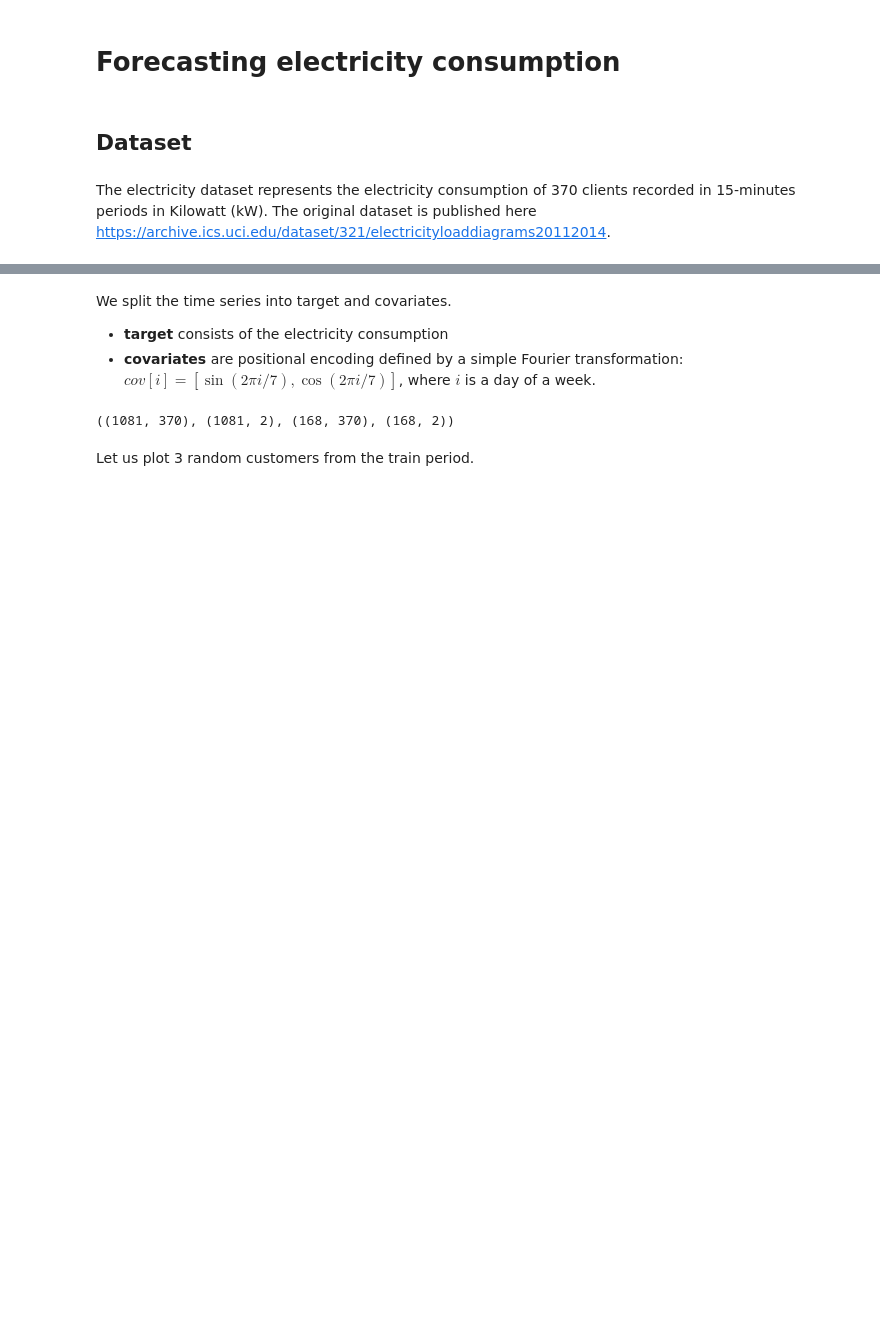
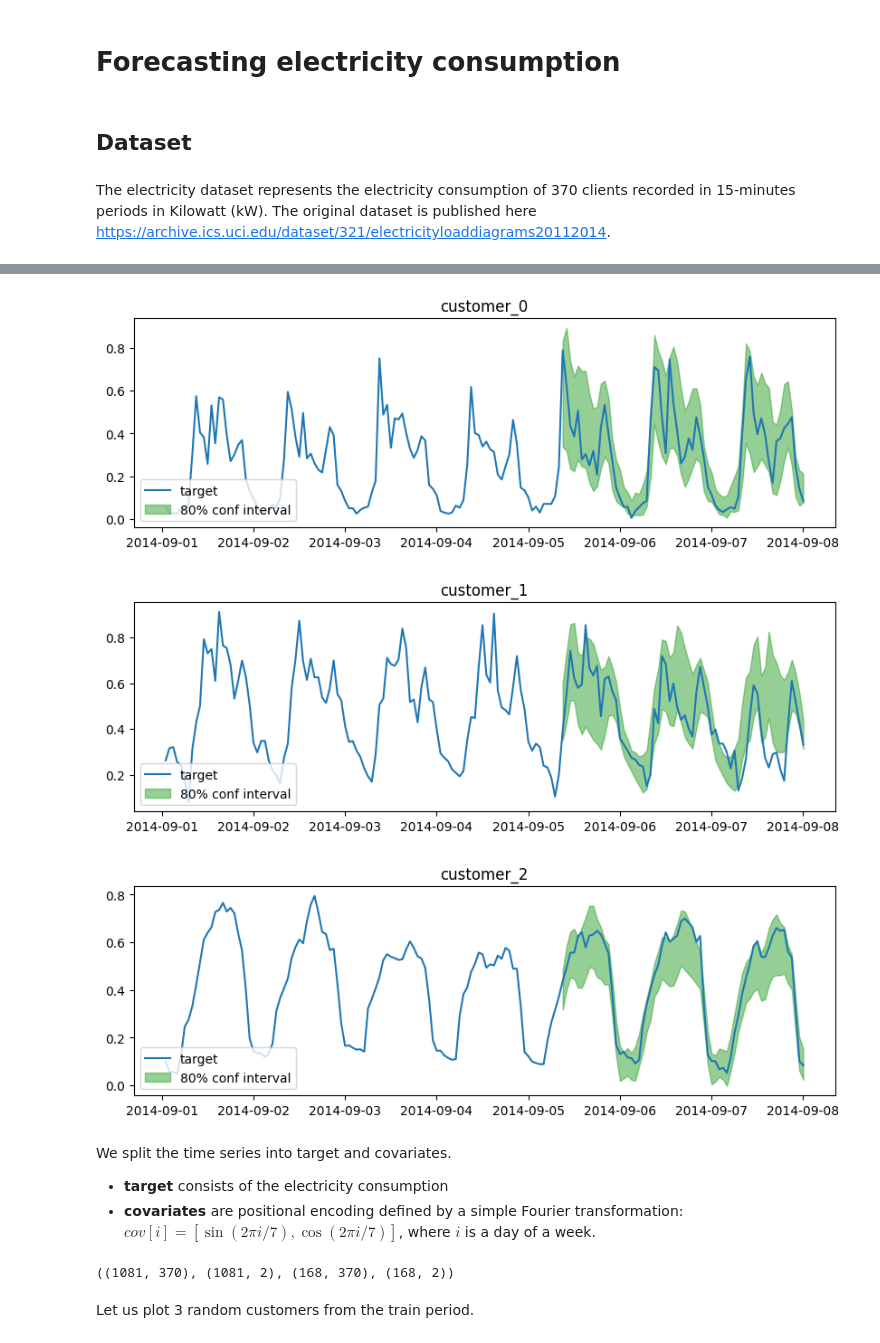
Before and after one commit to vpozdnyakov/deeptcn, a Jupyter notebook: examples/electricity.ipynb, the cells around one changed output, grey strips where cells are left out. Saved outputs shown, nothing was run; the diff lists cells and outputs as text; code cells hidden in the pictures; blank space fills up the shorter version.

```diff
--- a/examples/electricity.ipynb
+++ b/examples/electricity.ipynb
@@ -18,0 +16,19 @@ electricity_test.index = pd.to_datetime(electricity_test.index)
+# %%
+# Download the data
+electricity_train, electricity_test = utils.electricity_dataset()
+
+# Select columns to forecast
+input_len, output_len = 104, 64
+train_target = electricity_train.iloc[:, :3]
+test_target = electricity_test.iloc[:, :3]
+past_target = test_target.iloc[:input_len]
+future_target = test_target.iloc[input_len:]
+
+# Train the model
+model = GaussianDeepTCN(input_len, output_len, accelerator='cpu')
+model.fit(train_target.values)
+pred_mu, pred_sigma = model.predict(past_target.values)
+pred_q01 = norm.ppf(q=0.1, loc=pred_mu, scale=pred_sigma)
+pred_q09 = norm.ppf(q=0.9, loc=pred_mu, scale=pred_sigma)
+print(f'Pinball loss, alpha 0.1: {mean_pinball_loss(future_target, pred_q01, alpha=0.1):.4f}')
+print(f'Pinball loss, alpha 0.9: {mean_pinball_loss(future_target, pred_q09, alpha=0.9):.4f}')
@@ -19,3 +56,19 @@ electricity_test.index = pd.to_datetime(electricity_test.index)
+# %%
+np.random.seed(0)
+for i in [0, 1, 2]:
+    plt.figure(figsize=(10, 3))
+    plt.plot(test_target.iloc[:, i], label='target', c='tab:blue')
+    plt.fill_between(
+        x=test_target.index[input_len:],
+        y1=pred_q01[:, i], y2=pred_q09[:, i],
+        label='80% conf interval', alpha=0.5, color='tab:green')
+    plt.legend(loc='lower left')
+    plt.title(test_target.columns[i])
+    plt.show()
+# %% [output]
+[figure, added]
+[figure, added]
+[figure, added]
 # %% [markdown]
 We split the time series into target and covariates.
 * __target__ consists of the electricity consumption
```
Also changed, not shown: parts of 4 cells of this notebook, 6 other files.
